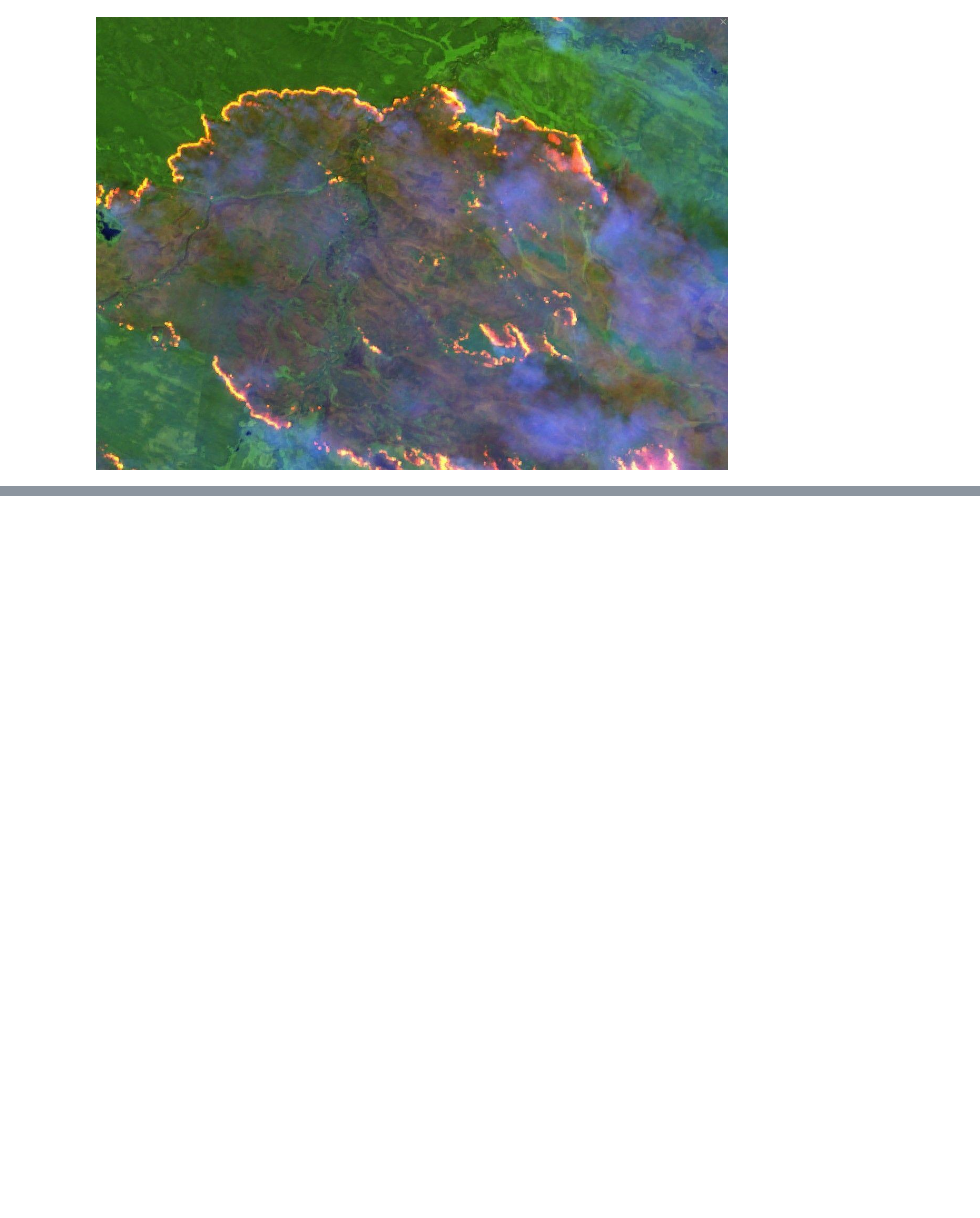
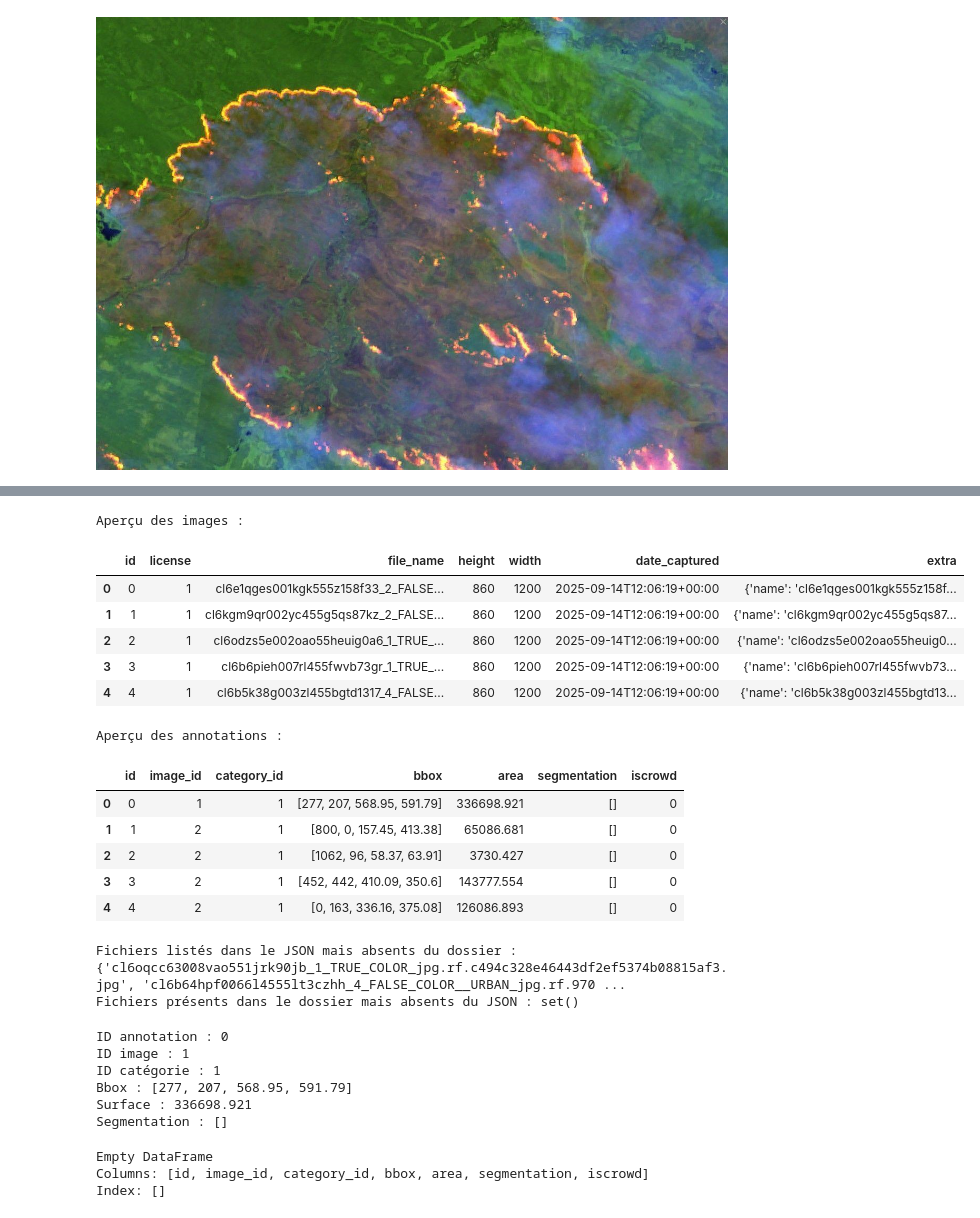
Before and after one commit to marwaboulkasim/Detection_Img, a Jupyter notebook: prepare_data/data_cleaner.ipynb, the cells around one changed output, grey strips where cells are left out. Cells and saved outputs as stored; diff of their text form; code cells hidden in the pictures; blank space fills up the shorter version.

```diff
--- a/prepare_data/data_cleaner.ipynb
+++ b/prepare_data/data_cleaner.ipynb
@@ -37,0 +173,79 @@ Nombre d'images trouvées : 500
+# %%
+# 4️⃣ Test : chargement du JSON
+images_df, annotations_df = load_coco_json(json_path)
+
+print("Aperçu des images :")
+display(images_df.head())
+
+print("Aperçu des annotations :")
+display(annotations_df.head())
+# %% [output]
+Aperçu des images :
+|  | id | license | file_name | height | width | date_captured | extra |
+| 0 | 0 | 1 | cl6e1qges001kgk555z158f33_2_FALSE... | 860 | 1200 | 2025-09-14T12:06:19+00:00 | {'name': 'cl6e1qges001kgk555z158f... |
+| 1 | 1 | 1 | cl6kgm9qr002yc455g5qs87kz_2_FALSE... | 860 | 1200 | 2025-09-14T12:06:19+00:00 | {'name': 'cl6kgm9qr002yc455g5qs87... |
+| 2 | 2 | 1 | cl6odzs5e002oao55heuig0a6_1_TRUE_... | 860 | 1200 | 2025-09-14T12:06:19+00:00 | {'name': 'cl6odzs5e002oao55heuig0... |
+| 3 | 3 | 1 | cl6b6pieh007rl455fwvb73gr_1_TRUE_... | 860 | 1200 | 2025-09-14T12:06:19+00:00 | {'name': 'cl6b6pieh007rl455fwvb73... |
+| 4 | 4 | 1 | cl6b5k38g003zl455bgtd1317_4_FALSE... | 860 | 1200 | 2025-09-14T12:06:19+00:00 | {'name': 'cl6b5k38g003zl455bgtd13... |
+Aperçu des annotations :
+|  | id | image_id | category_id | bbox | area | segmentation | iscrowd |
+| 0 | 0 | 1 | 1 | [277, 207, 568.95, 591.79] | 336698.921 | [] | 0 |
+| 1 | 1 | 2 | 1 | [800, 0, 157.45, 413.38] | 65086.681 | [] | 0 |
+| 2 | 2 | 2 | 1 | [1062, 96, 58.37, 63.91] | 3730.427 | [] | 0 |
+| 3 | 3 | 2 | 1 | [452, 442, 410.09, 350.6] | 143777.554 | [] | 0 |
+| 4 | 4 | 2 | 1 | [0, 163, 336.16, 375.08] | 126086.893 | [] | 0 |
+# %%
+from data_cleaner import get_file_extensions, load_coco_json, check_image
+
+
+data_path = "./data"
+json_path = "./data/_annotations.coco.json"
+
+missing_in_folder, missing_in_json = check_image(data_path, images_df)
+
+print("Fichiers listés dans le JSON mais absents du dossier :", missing_in_folder)
+print("Fichiers présents dans le dossier mais absents du JSON :", missing_in_json)
+# %% [output]
+Fichiers listés dans le JSON mais absents du dossier : {'cl6oqcc63008vao551jrk90jb_1_TRUE_COLOR_jpg.rf.c494c328e46443df2ef5374b08815af3.jpg', 'cl6b64hpf0066l4555lt3czhh_4_FALSE_COLOR__URBAN_jpg.rf.970 ...
+Fichiers présents dans le dossier mais absents du JSON : set()
+# %%
+import json
+import pandas as pd
+
+data_path = "../data"
+json_path = "../data/_annotations.coco.json"
+
+with open(json_path, "r") as f:
+    coco = json.load(f)
+
+images_df = pd.DataFrame(coco["images"])
+annotations_df = pd.DataFrame(coco["annotations"])
+categories_df = pd.DataFrame(coco["categories"])
+
+
+# Première annotation
+ann = annotations_df.iloc[0]
+
+print("ID annotation :", ann["id"])
+print("ID image :", ann["image_id"])
+print("ID catégorie :", ann["category_id"])
+print("Bbox :", ann["bbox"])
+print("Surface :", ann["area"])
+print("Segmentation :", ann["segmentation"])
+# %% [output]
+ID annotation : 0
+ID image : 1
+ID catégorie : 1
+Bbox : [277, 207, 568.95, 591.79]
+Surface : 336698.921
+Segmentation : []
+# %%
+def detect_bbox_anomalies(df):
+    return df[df['bbox'].apply(lambda x: x[2] == 0 or x[3] == 0)]
+
+bad_bboxes = detect_bbox_anomalies(annotations_df)
+print(bad_bboxes)
+# %% [output]
+Empty DataFrame
+Columns: [id, image_id, category_id, bbox, area, segmentation, iscrowd]
+Index: []
```
Also changed, not shown: parts of 8 cells of this notebook, 4 other files.
